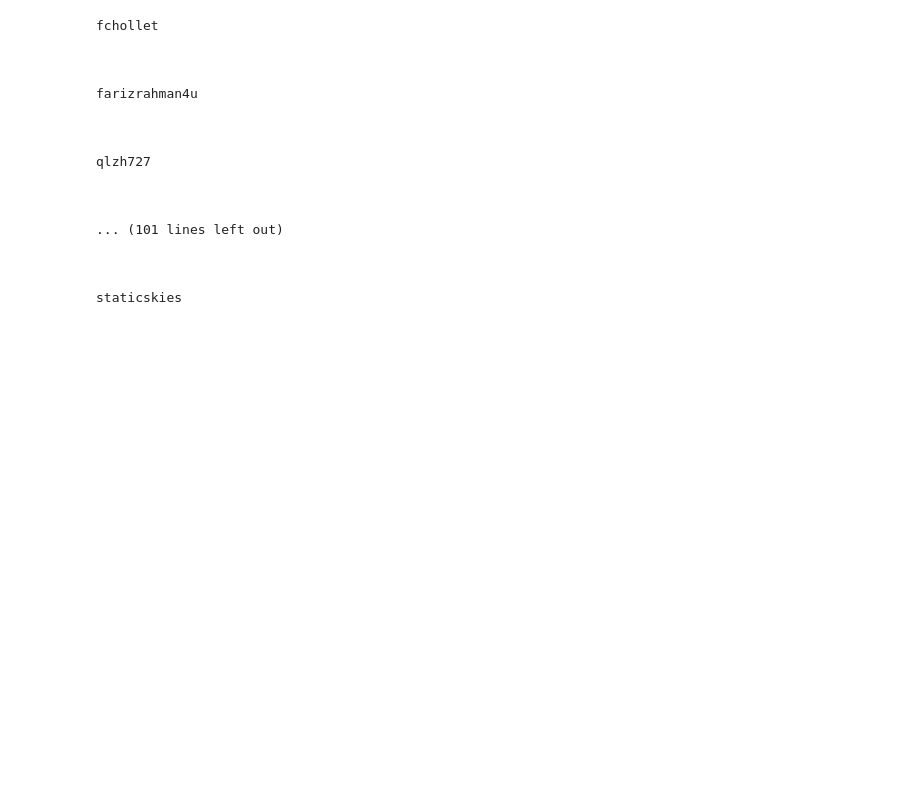
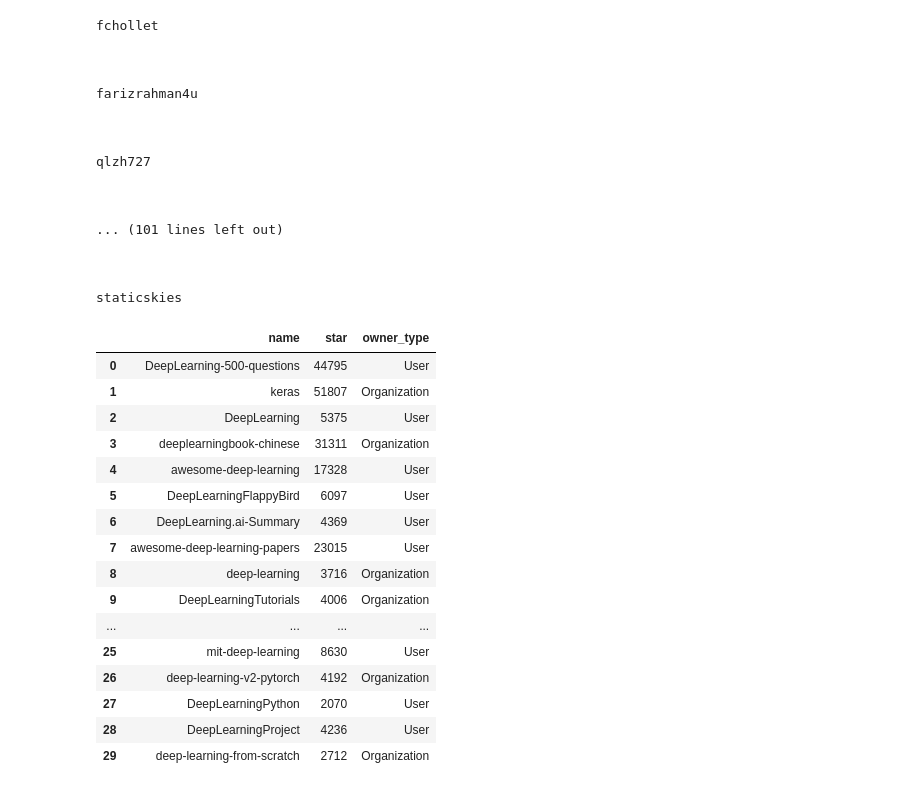
Before and after one commit to park1997/GitHub_Crawling_TextMining_Project, a Jupyter notebook: ParkByeongHyeon/GitHub_Parsing.ipynb, the cells around one changed output. Drawn from its saved outputs; the diff is of its cells as text; code cells hidden in the pictures; blank space fills up the shorter version.

Commit message:
Organization_Crawling

```diff
--- a/ParkByeongHyeon/GitHub_Parsing.ipynb
+++ b/ParkByeongHyeon/GitHub_Parsing.ipynb
@@ -189,3 +189,37 @@ qlzh727
 
 
 staticskies
+# %%
+name = []
+star = []
+owner_type = []
+info = {}
+for i in df_json['items']:
+#     print(i['name'], i['stargazers_count'], i['owner']['type'])
+    name.append(i['name'])
+    star.append(i['stargazers_count'])
+    owner_type.append(i['owner']['type'])
+    info['name'] = name
+    info['star'] = star
+    info['owner_type'] = owner_type
+# %%
+df_parse = pd.DataFrame(info)
+df_parse
+# %% [output]
+|  | name | star | owner_type |
+| 0 | DeepLearning-500-questions | 44795 | User |
+| 1 | keras | 51807 | Organization |
+| 2 | DeepLearning | 5375 | User |
+| 3 | deeplearningbook-chinese | 31311 | Organization |
+| 4 | awesome-deep-learning | 17328 | User |
+| 5 | DeepLearningFlappyBird | 6097 | User |
+| 6 | DeepLearning.ai-Summary | 4369 | User |
+| 7 | awesome-deep-learning-papers | 23015 | User |
+| 8 | deep-learning | 3716 | Organization |
+| 9 | DeepLearningTutorials | 4006 | Organization |
+| ... | ... | ... | ... |
+| 25 | mit-deep-learning | 8630 | User |
+| 26 | deep-learning-v2-pytorch | 4192 | Organization |
+| 27 | DeepLearningPython | 2070 | User |
+| 28 | DeepLearningProject | 4236 | User |
+| 29 | deep-learning-from-scratch | 2712 | Organization |
```
Also changed, not shown: parts of 3 cells of this notebook, 14 other files.
